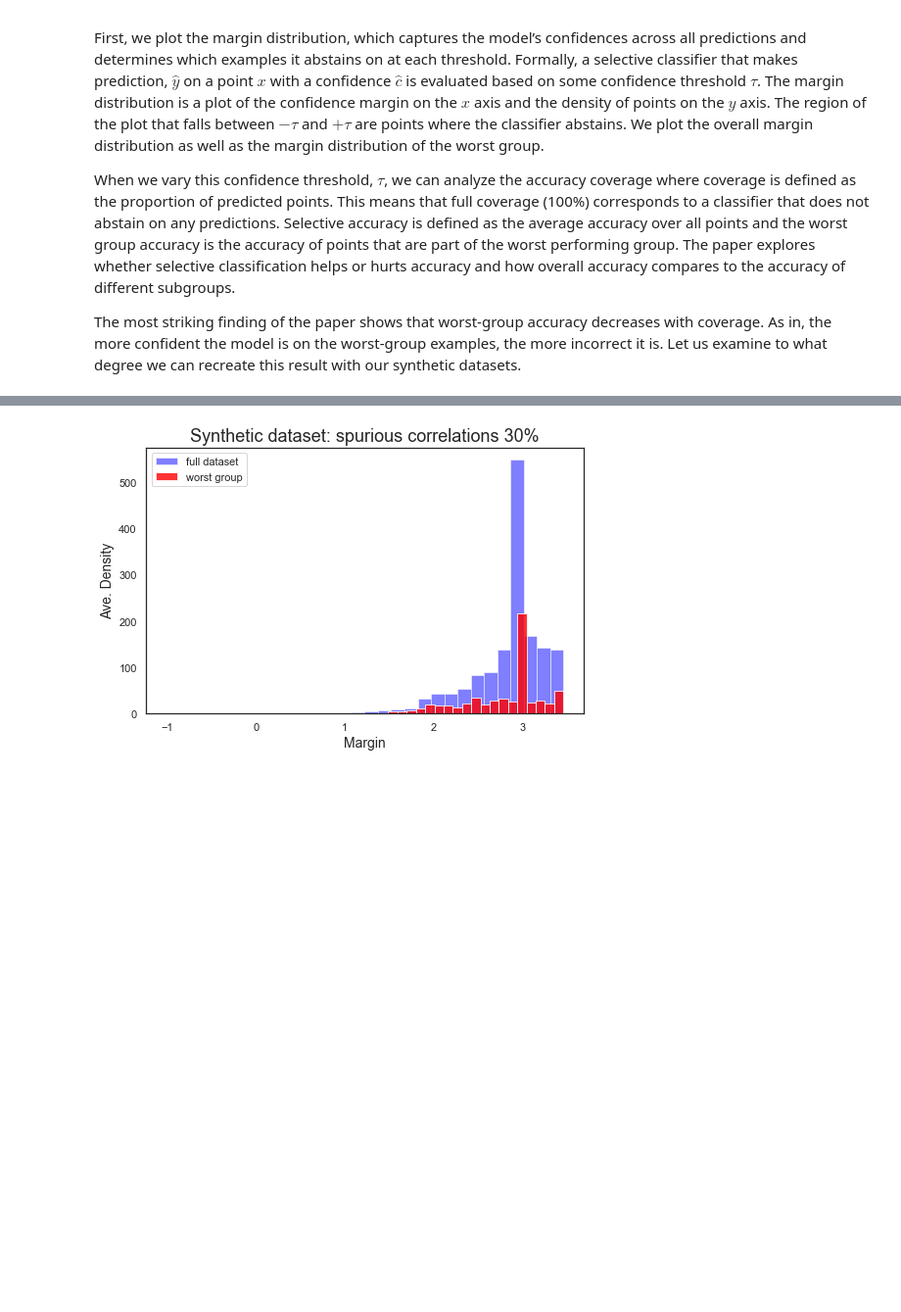
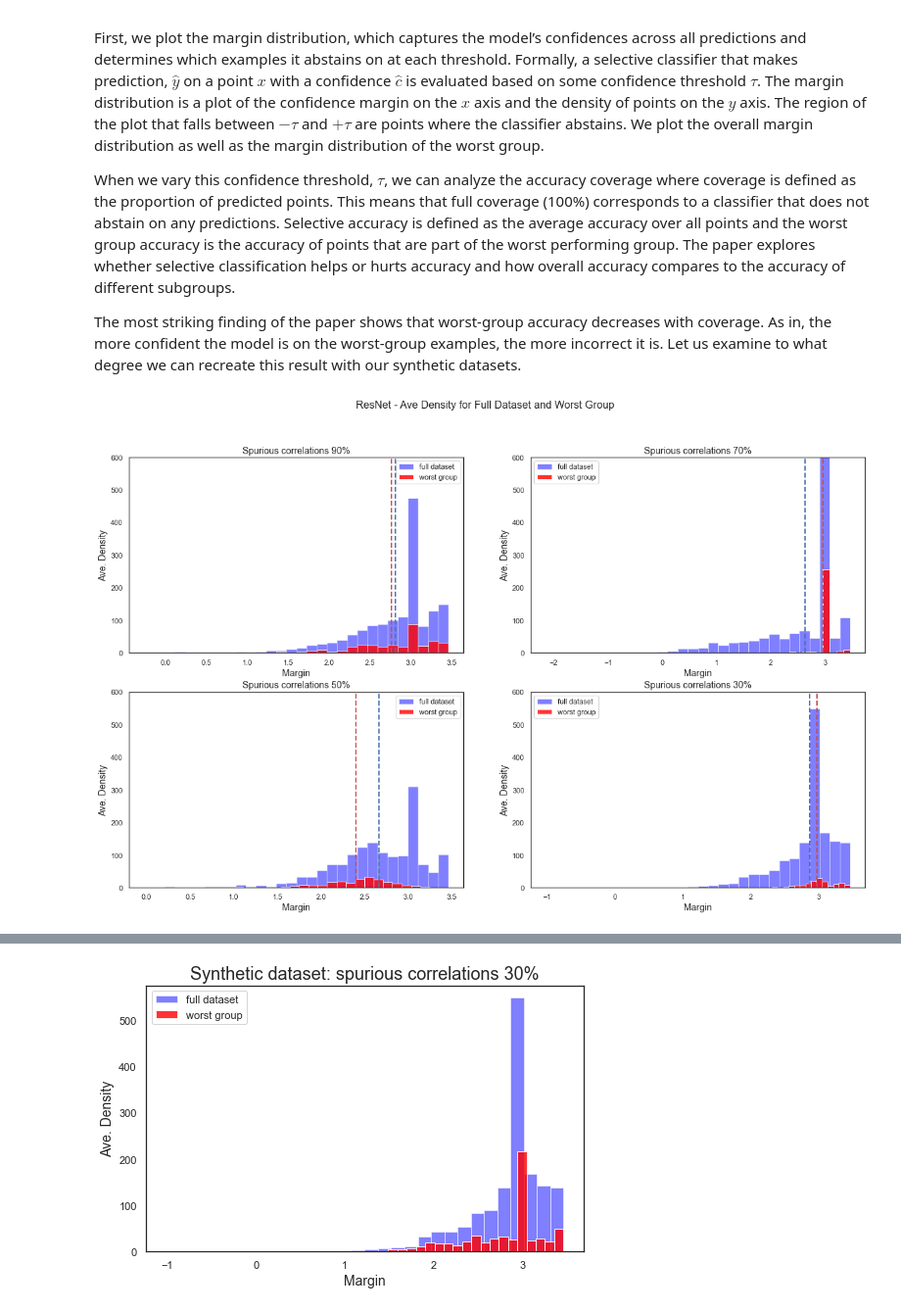
Before and after one commit to JWatsonDaniels/am207-2021, a Jupyter notebook: train_model_PT.ipynb, the cells around one changed output, grey strips where cells are left out. Shown at 98% size. Saved outputs shown, nothing was run; the diff lists cells and outputs as text; code cells hidden in the pictures; blank space fills up the shorter version.

```diff
--- a/train_model_PT.ipynb
+++ b/train_model_PT.ipynb
@@ -696,3 +704,80 @@ def plot_coverage(full_coverage, full_accuracy, worst_coverage, worst_accuracy,
     ax.legend()
     plt.show()
+# %%
+# Plot margin subplots for RESNET
+model_type = 'ResNet'
+# 90% group
+resnet_9_logits = predict_9
+altered_labels_9 = X_test_9_altindices
+confidence_resnet_9 = confidence(resnet_9_logits, y_test)
+worst_group_9 = (y_test == 1.0) & (altered_labels_9 == 1.0)
+
+# 70% group
+resnet_7_logits = predict_7
+altered_labels_7 = X_test_7_altindices
+confidence_resnet_7 = confidence(resnet_7_logits, y_test)
+worst_group_7 = (y_test == 1.0) & (altered_labels_7 == 1.0)
+
+
+# 50% group
+resnet_5_logits = predict_5
+altered_labels_5 = X_test_5_altindices
+confidence_resnet_5 = confidence(resnet_5_logits, y_test)
+worst_group_5 = (y_test == 1.0) & (altered_labels_5 == 1.0)
+
+# 30% group
+resnet_3_logits = predict_3
+altered_labels_3 = X_test_3_altindices
+confidence_resnet_3 = confidence(resnet_3_logits, y_test)
+worst_group_3 = (y_test == 1.0) & (altered_labels_3 == 1.0)
+
+plot_y_max = 600
+ave_line_width = 2
+
+sns.set_style('white')
+fig, ax = plt.subplots(2, 2, figsize = (20, 12))
+ax[0 , 0].hist(confidence_resnet_9, label = 'full dataset', bins = 30, alpha = 0.5, color = 'blue')
+ax[0 , 0].hist(np.array(confidence_resnet_9)[worst_group_9], label = 'worst group', bins = 30, alpha = 0.8, color = 'red')
+ax[0 , 0].set_title("Spurious correlations {}%".format(90), fontsize = 14)
+ax[0 , 0].set_xlabel('Margin', fontsize = 14)
+ax[0 , 0].set_ylabel('Ave. Density', fontsize = 14)
+ax[0 , 0].set_ylim([0, plot_y_max])
+ax[0 , 0].axvline(np.mean(confidence_resnet_9), color='b', linestyle='dashed', linewidth=ave_line_width)
+ax[0 , 0].axvline(np.mean(np.array(confidence_resnet_9)[worst_group_9]), color='r', linestyle='dashed', linewidth=ave_line_width)
+ax[0 , 0].legend()
+
+ax[0 , 1].hist(confidence_resnet_7, label = 'full dataset', bins = 30, alpha = 0.5, color = 'blue')
+ax[0 , 1].hist(np.array(confidence_resnet_7)[worst_group_7], label = 'worst group', bins = 30, alpha = 0.8, color = 'red')
+ax[0 , 1].set_title("Spurious correlations {}%".format(70), fontsize = 14)
+ax[0 , 1].set_xlabel('Margin', fontsize = 14)
+ax[0 , 1].set_ylabel('Ave. Density', fontsize = 14)
+ax[0 , 1].set_ylim([0, plot_y_max])
+ax[0 , 1].axvline(np.mean(confidence_resnet_7), color='b', linestyle='dashed', linewidth=ave_line_width)
+ax[0 , 1].axvline(np.mean(np.array(confidence_resnet_7)[worst_group_7]), color='r', linestyle='dashed', linewidth=ave_line_width)
+ax[0 , 1].legend()
+
+ax[1, 0].hist(confidence_resnet_5, label = 'full dataset', bins = 30, alpha = 0.5, color = 'blue')
+ax[1, 0].hist(np.array(confidence_resnet_5)[worst_group_5], label = 'worst group', bins = 30, alpha = 0.8, color = 'red')
+ax[1, 0].set_title("Spurious correlations {}%".format(50), fontsize = 14)
+ax[1, 0].set_xlabel('Margin', fontsize = 14)
+ax[1, 0].set_ylabel('Ave. Density', fontsize = 14)
+ax[1, 0].set_ylim([0, plot_y_max])
+ax[1, 0].axvline(np.mean(confidence_resnet_5), color='b', linestyle='dashed', linewidth=ave_line_width)
+ax[1, 0].axvline(np.mean(np.array(confidence_resnet_5)[worst_group_5]), color='r', linestyle='dashed', linewidth=ave_line_width)
+ax[1, 0].legend()
+
+ax[1, 1].hist(confidence_resnet_3, label = 'full dataset', bins = 30, alpha = 0.5, color = 'blue')
+ax[1, 1].hist(np.array(confidence_resnet_3)[worst_group_3], label = 'worst group', bins = 30, alpha = 0.8, color = 'red')
+ax[1, 1].set_title("Spurious correlations {}%".format(30), fontsize = 14)
+ax[1, 1].set_xlabel('Margin', fontsize = 14)
+ax[1, 1].set_ylabel('Ave. Density', fontsize = 14)
+ax[1, 1].set_ylim([0, plot_y_max])
+ax[1, 1].axvline(np.mean(confidence_resnet_3), color='b', linestyle='dashed', linewidth=ave_line_width)
+ax[1, 1].axvline(np.mean(np.array(confidence_resnet_3)[worst_group_3]), color='r', linestyle='dashed', linewidth=ave_line_width)
+ax[1, 1].legend()
+
+fig.suptitle('{} - Ave Density for Full Dataset and Worst Group'.format(model_type), fontsize=16)
+plt.show()
+# %% [output]
+[figure, added]
 # %%
```
Also changed, not shown: parts of 19 cells of this notebook.
